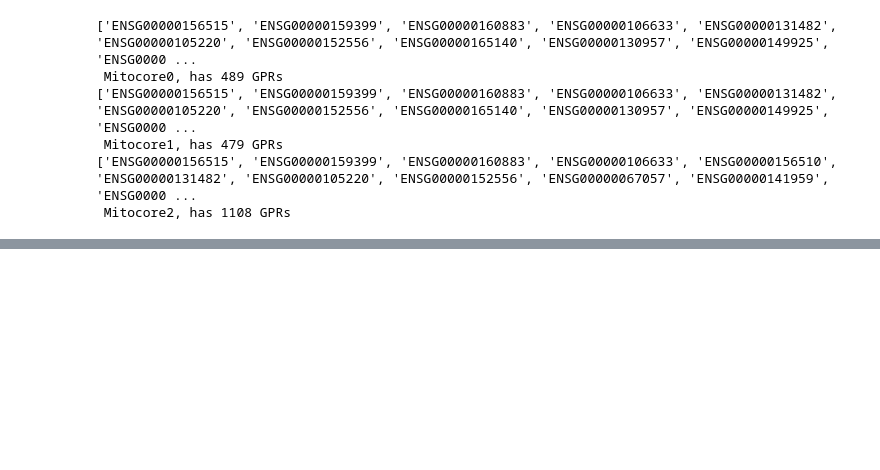
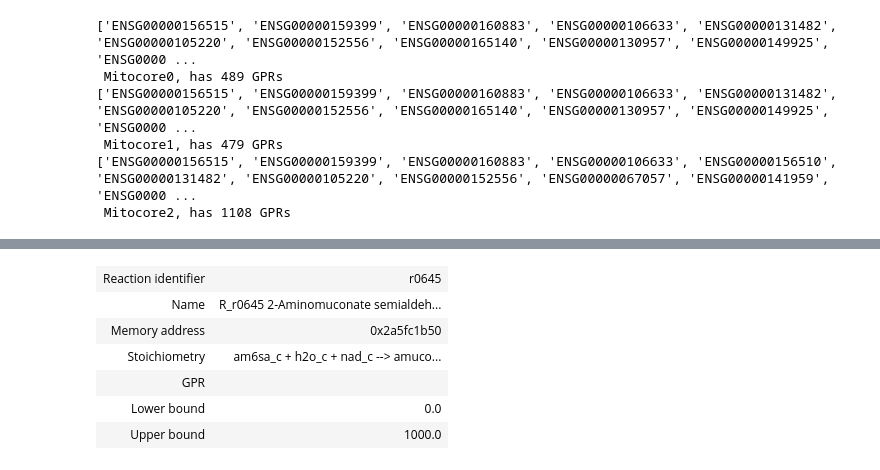
Before and after one commit to Benjamin-Reyes-S/Constraint_Based_Models_statistics-comparison, a Jupyter notebook: Statistics/Statistics_Mitocore_Curation.ipynb, the cells around one changed output, grey strips where cells are left out. Saved outputs shown, nothing was run; the diff lists cells and outputs as text; code cells hidden in the pictures; blank space fills up the shorter version.

Commit message:
Mitocore_vs_Human1_Stats_0

```diff
--- a/Statistics/Statistics_Mitocore_Curation.ipynb
+++ b/Statistics/Statistics_Mitocore_Curation.ipynb
@@ -399,29 +420,38 @@ print(len(genes_not_contained))
 # %%
-# extract GPRs for original // curation1 // final curation into a csv file
-# for visualization of the code because memote does not show GPRs
-mitocore0= cobra.io.read_sbml_model('Mitocore_0.xml')
-mitocore1= cobra.io.read_sbml_model('Mitocore_Curated_Emanuel.xml')
-mitocore2= cobra.io.read_sbml_model('Mitocore_GPR_Cleaned.xml')
+#  curation1 // final curation into a csv file
+# for visualization of the ec code and GPR to see which enzymaatic reactions cannot introduce protein contraint
 
-gpr_mitocore_0= get_model_ids_for_attr(mitocore0, 'reactions', '_gpr')
+#  1. Extract model id with gpr from both MitoCore version
 gpr_mitocore_1= get_model_ids_for_attr(mitocore1, 'reactions', '_gpr')
 gpr_mitocore_2= get_model_ids_for_attr(mitocore2, 'reactions', '_gpr')
 
+#2. Extract model id with ec-code from both MitoCore version
+ec_mitocore_1= get_model_ids_for_ec_code(mitocore1, 'reactions','_annotation', ['ec-code'])
+ec_mitocore_2= get_model_ids_for_ec_code(mitocore2, 'reactions','_annotation', ['ec-code'])
+print(gpr_mitocore_1, ec_mitocore_1)
 
-# Merge mito0 and mito1 (not possible to merge)
-merged_01 = pd.merge(
-    gpr_mitocore_0,
+# 3. merge based on model id
+gpr_merged = pd.merge(
     gpr_mitocore_1,
+    gpr_mitocore_2,
     on='model_id',
-    suffixes=('_original', '_emanuel')
+    suffixes=('_preliminary_curation', '_alignment_Human1_')
 )
 
-# Merge merged_01 with mito2
-gpr_mitocore = pd.merge(
-    merged_01,
-    gpr_mitocore_2,
-    on='model_id'
-    ,suffixes=('_cleaned','' )
+ec_merged = pd.merge(
+    ec_mitocore_1,
+    ec_mitocore_2,
+    on='model_id',
+    suffixes=('_preliminary_curation', '_alignment_Human1_')
 )
 
-gpr_mitocore.to_csv('GPR_comparison.csv', index=False)
+
+gpr_ec_merged= pd.merge(
+    gpr_merged,
+    ec_merged,
+    on='model_id',
+    suffixes=('_preliminary_curation', '_alignment_Human1_')
+)
+
+print(gpr_ec_merged)
+gpr_ec_merged.to_csv('GPR_comparison.csv', index=False)
@@ -427,0 +540,10 @@ gpr_mitocore.to_csv('GPR_comparison.csv', index=False)
+# %%
+mitocore1.reactions.get_by_id('r0645')
+# %% [output]
+| Reaction identifier | r0645 |
+| Name | R_r0645 2-Aminomuconate semialdeh... |
+| Memory address | 0x2a5fc1b50 |
+| Stoichiometry | am6sa_c + h2o_c + nad_c --> amuco... |
+| GPR |  |
+| Lower bound | 0.0 |
+| Upper bound | 1000.0 |
```
Also changed, not shown: parts of 20 cells of this notebook, 3 other files.
